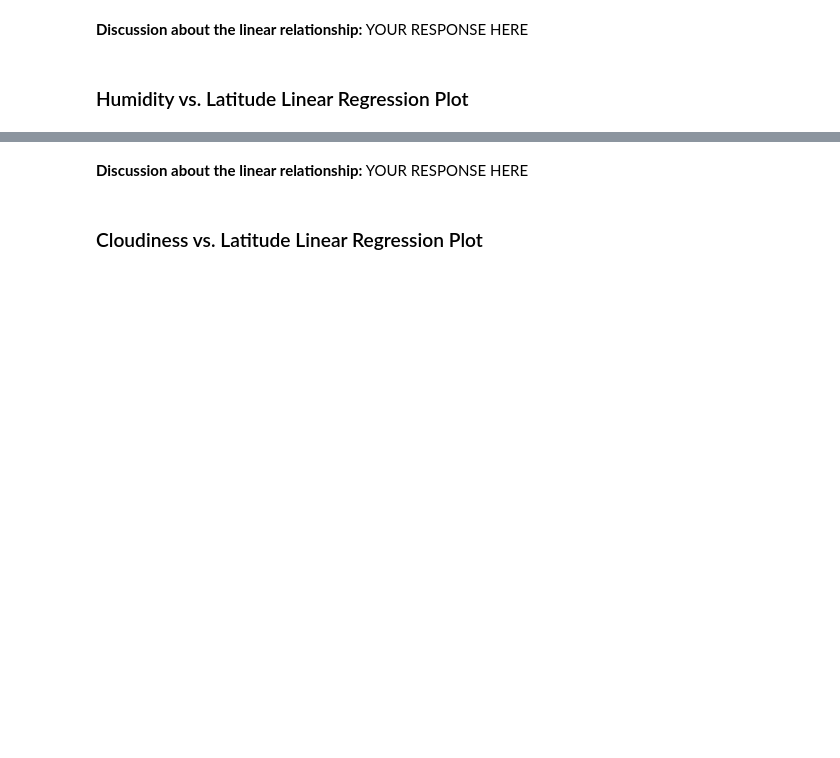
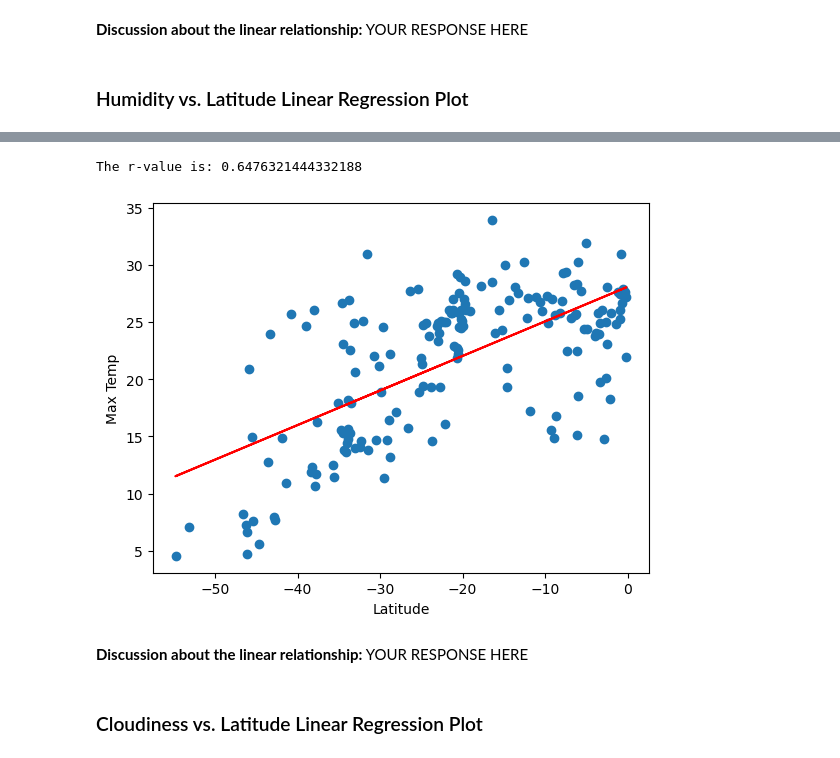
Before and after one commit to jessicabarker51/python-api-challenge, a Jupyter notebook: WeatherPy.ipynb, the cells around one changed output, grey strips where cells are left out. Cells and saved outputs as stored; diff of their text form; code cells hidden in the pictures; blank space fills up the shorter version.

```diff
--- a/WeatherPy.ipynb
+++ b/WeatherPy.ipynb
@@ -368,7 +391,13 @@ x_values = northern_hemi_df["Lat"]
 # %%
 # Southern Hemisphere
 y_values = southern_hemi_df["Max Temp"]
 x_values = southern_hemi_df["Lat"]
+
+# Call the function
+plot_linear_regression(x_values, y_values, 'Max Temp',(-50,90))
+# %% [output]
+The r-value is: 0.6476321444332188
+[figure, added]
 # %% [markdown]
 **Discussion about the linear relationship:** YOUR RESPONSE HERE
 # %% [markdown]
```
Also changed, not shown: parts of 13 cells of this notebook, 4 other files.
